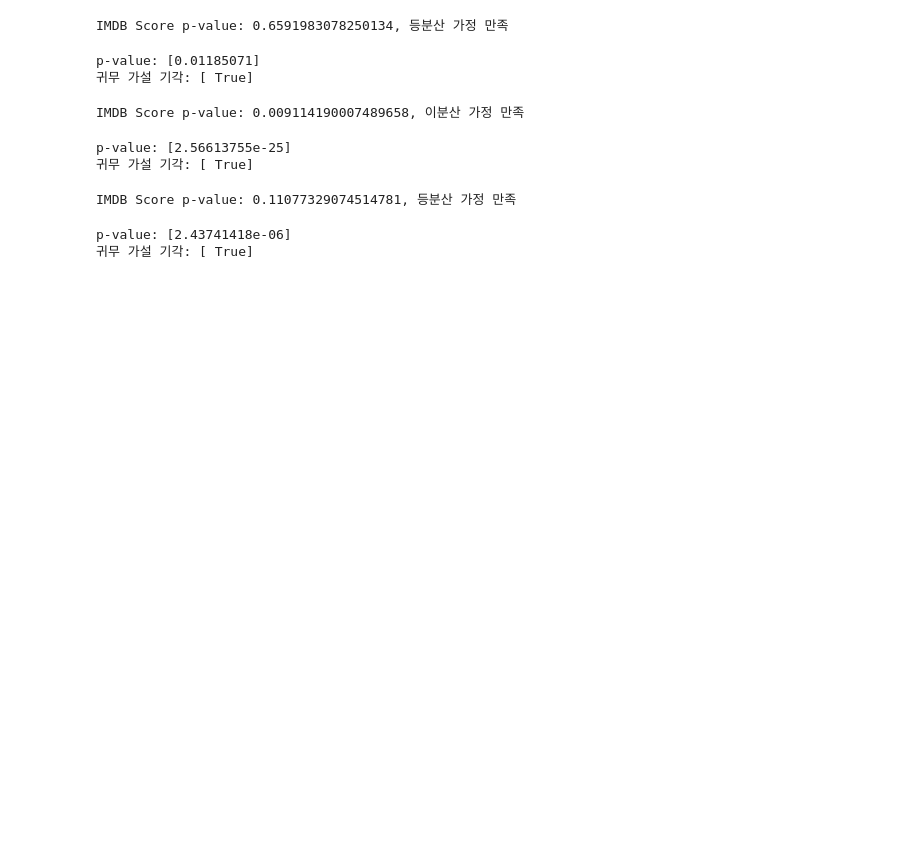
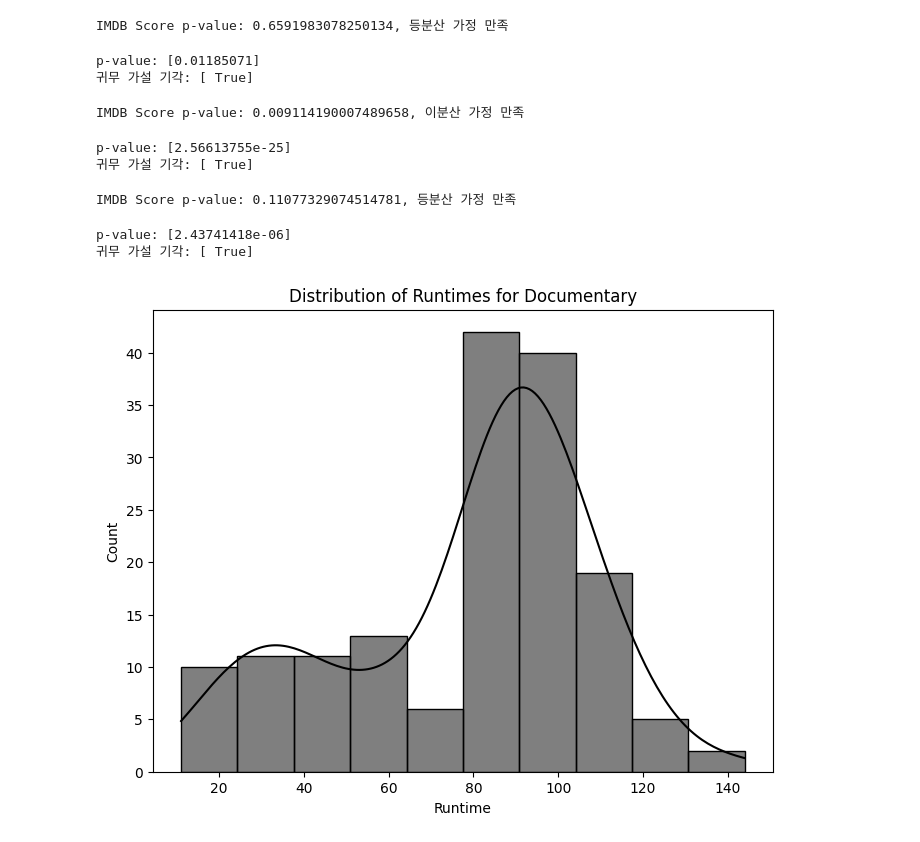
Before and after one commit to GRetriever/Data-Analysis-Project, a Jupyter notebook: Netflix/Netflix.ipynb, the cells around one changed output. Cells and saved outputs as stored; diff of their text form; code cells hidden in the pictures; blank space fills up the shorter version.

```diff
--- a/Netflix/Netflix.ipynb
+++ b/Netflix/Netflix.ipynb
@@ -369,3 +411,14 @@ print(f"귀무 가설 기각: {p_value < 0.05}")
 # %% [output]
 p-value: [2.43741418e-06]
 귀무 가설 기각: [ True]
+# %%
+# Documentary Runtime 분포
+plt.figure(figsize=(8, 6))
+
+documentary_runtimes = df[df['Genre'] == 'Documentary']['Runtime']
+sns.histplot(documentary_runtimes, color='black', kde=True)
+plt.xlabel('Runtime')
+plt.title('Distribution of Runtimes for Documentary')
+plt.show()
+# %% [output]
+[figure, added]
```
Also changed, not shown: parts of 21 cells of this notebook, 3 other files.
